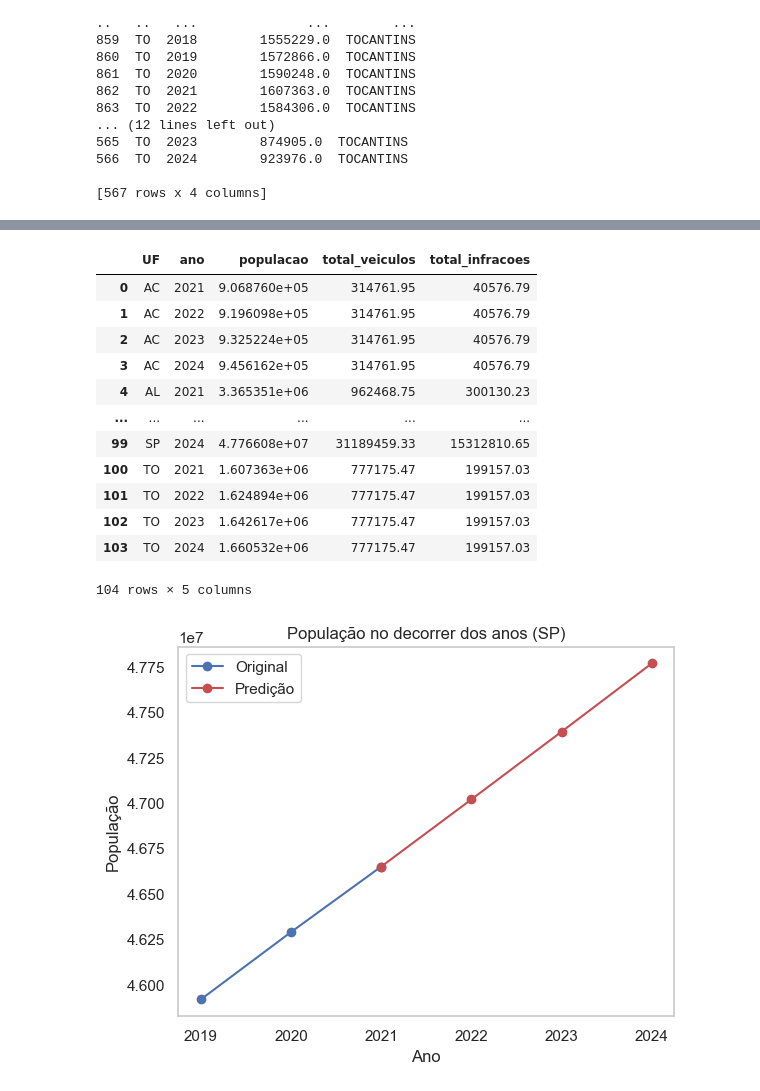
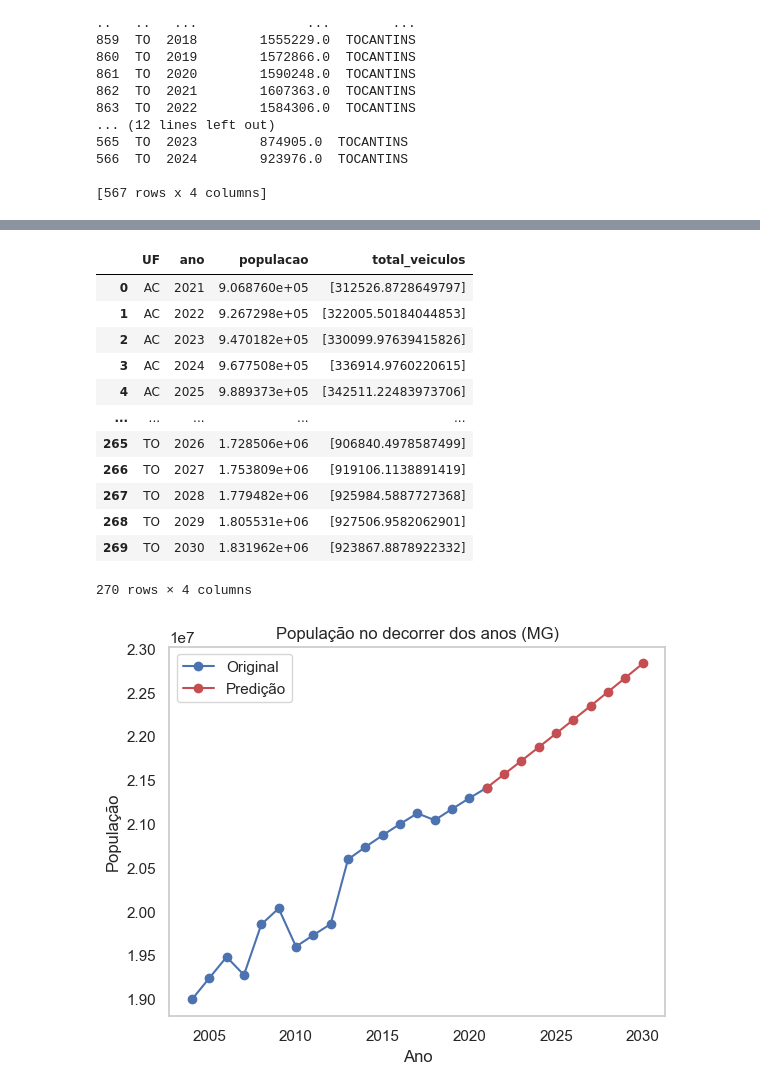
Before and after one commit to gabriel-dp/UFSJ-Data-Science, a Jupyter notebook: work/check_point_2/analise_veiculos_populacao_infracoes.ipynb, the cells around one changed output, grey strips where cells are left out. Drawn from its saved outputs; the diff is of its cells as text; code cells hidden in the pictures.

Commit message:
:wrench: Fix prediction from checkpoint 2

```diff
--- a/work/check_point_2/analise_veiculos_populacao_infracoes.ipynb
+++ b/work/check_point_2/analise_veiculos_populacao_infracoes.ipynb
@@ -271,7 +271,7 @@ print(frotas_aggregated)
 # %%
 # Merge das três bases
 merged_data = pd.merge(populacao_df, frotas_aggregated, on=['nome_uf', 'UF', 'ano'], how='inner')
-merged_data = pd.merge(merged_data, infracoes_aggregated, on=['nome_uf', 'ano'], how='inner')
+# merged_data = pd.merge(merged_data, infracoes_aggregated, on=['nome_uf', 'ano'], how='inner')
 
 # Exclui último ano
 merged_data = merged_data[merged_data['ano'] < merged_data['ano'].max()]
@@ -353,80 +353,90 @@ Name: total_veiculos, Length: 78, dtype: float64
 # %%
 import pandas as pd
 import numpy as np
-from sklearn.ensemble import RandomForestRegressor
+from sklearn.svm import SVR
+from sklearn.pipeline import make_pipeline
+from sklearn.preprocessing import StandardScaler
 
 # Anos para predicao
-future_years = [2021, 2022, 2023, 2024]
+future_years = [2021, 2022, 2023, 2024, 2025, 2026, 2027, 2028, 2029, 2030]
 predictions = []
 
 # Para cada UF
 for uf in df["UF"].unique():
     df_uf = df[df["UF"] == uf].sort_values("ano")
 
-    # Treina modelos
-    models = {}
-    for target in ["total_veiculos", "total_infracoes"]:
-        X = df_uf[["ano", "populacao"]]
-        y = df_uf[target]
+    # Treina modelo
+    X = df_uf[["populacao"]]
+    y = df_uf["total_veiculos"]
 
-        model = RandomForestRegressor(n_estimators=100, random_state=42)
-        model.fit(X, y)
+    X_train, X_test, y_train, y_test = train_test_split(X, y, test_size=0.2, random_state=42)
 
-        models[target] = model
+    scaler_X = StandardScaler()
+    scaler_y = StandardScaler()
+
+    X_train_scaled = scaler_X.fit_transform(X_train)
+    # X_test_scaled = scaler_X.transform(X_test)
+    y_train_scaled = scaler_y.fit_transform(y_train.values.reshape(-1, 1)).ravel()
+    # y_test_scaled = scaler_y.transform(y_test.values.reshape(-1, 1)).ravel()
+
+    svr_model = SVR(kernel='rbf', C=100, gamma=0.1, epsilon=0.1)
+    svr_model.fit(X_train_scaled, y_train_scaled)
 
     # Predição
     for year in future_years:
+
         # Estimar população
         last_year, last_pop = df_uf.iloc[-1][["ano", "populacao"]]
         avg_growth = df_uf["populacao"].pct_change().mean()
         future_pop = last_pop * (1 + avg_growth) ** (year - last_year)
+        future_pop_transformed = scaler_X.transform(np.array([[future_pop]])).ravel()
 
         # Valores iniciais para predição
-        X_future =  pd.DataFrame({"ano": [year], "populacao": [future_pop]})
+        X_future =  pd.DataFrame({"populacao": [future_pop_transformed]})
 
         # Predição para veículos e infrações
-        pred_veiculos = models["total_veiculos"].predict(X_future)[0]
-        pred_infracoes = models["total_infracoes"].predict(X_future)[0]
-        predictions.append({"UF": uf, "ano": year, "populacao": future_pop, "total_veiculos": pred_veiculos, "total_infracoes": pred_infracoes})
+        pred_veiculos = svr_model.predict(X_future)[0]
+        y_pred = scaler_y.inverse_transform(np.array([[pred_veiculos]])).ravel()
+        predictions.append({"UF": uf, "ano": year, "populacao": future_pop, "total_veiculos": y_pred})
 
 
 df_predictions = pd.DataFrame(predictions)
 df_predictions
 # %% [output]
-|  | UF | ano | populacao | total_veiculos | total_infracoes |
-| 0 | AC | 2021 | 9.068760e+05 | 314761.95 | 40576.79 |
-| 1 | AC | 2022 | 9.196098e+05 | 314761.95 | 40576.79 |
-| 2 | AC | 2023 | 9.325224e+05 | 314761.95 | 40576.79 |
-| 3 | AC | 2024 | 9.456162e+05 | 314761.95 | 40576.79 |
-| 4 | AL | 2021 | 3.365351e+06 | 962468.75 | 300130.23 |
-| ... | ... | ... | ... | ... | ... |
-| 99 | SP | 2024 | 4.776608e+07 | 31189459.33 | 15312810.65 |
-| 100 | TO | 2021 | 1.607363e+06 | 777175.47 | 199157.03 |
-| 101 | TO | 2022 | 1.624894e+06 | 777175.47 | 199157.03 |
-| 102 | TO | 2023 | 1.642617e+06 | 777175.47 | 199157.03 |
-| 103 | TO | 2024 | 1.660532e+06 | 777175.47 | 199157.03 |
+|  | UF | ano | populacao | total_veiculos |
+| 0 | AC | 2021 | 9.068760e+05 | [312526.8728649797] |
+| 1 | AC | 2022 | 9.267298e+05 | [322005.50184044853] |
+| 2 | AC | 2023 | 9.470182e+05 | [330099.97639415826] |
+| 3 | AC | 2024 | 9.677508e+05 | [336914.9760220615] |
+| 4 | AC | 2025 | 9.889373e+05 | [342511.22483973706] |
+| ... | ... | ... | ... | ... |
+| 265 | TO | 2026 | 1.728506e+06 | [906840.4978587499] |
+| 266 | TO | 2027 | 1.753809e+06 | [919106.1138891419] |
+| 267 | TO | 2028 | 1.779482e+06 | [925984.5887727368] |
+| 268 | TO | 2029 | 1.805531e+06 | [927506.9582062901] |
+| 269 | TO | 2030 | 1.831962e+06 | [923867.8878922332] |
-104 rows × 5 columns
+270 rows × 4 columns
 # %%
 import matplotlib.pyplot as plt
 
-uf = "SP"
+uf = "MG"
 
 df_original = df[df["UF"] == uf]
 df_predicted = df_predictions[df_predictions["UF"] == uf]
 
 
 plt.plot(df_original["ano"], df_original["populacao"], 'bo-', label="Original")
 plt.plot(df_predicted["ano"], df_predicted["populacao"], 'ro-', label="Predição")
 
 plt.xlabel("Ano")
 plt.ylabel("População")
 plt.title(f"População no decorrer dos anos ({uf})")
 plt.legend()
 plt.grid()
 
 plt.show()
 # %% [output]
-[figure, old version]
+[figure, new version]
 # %%
 df_original = df[df["UF"] == uf]
 df_predicted = df_predictions[df_predictions["UF"] == uf]
```
Also changed, not shown: parts of 5 cells of this notebook.
